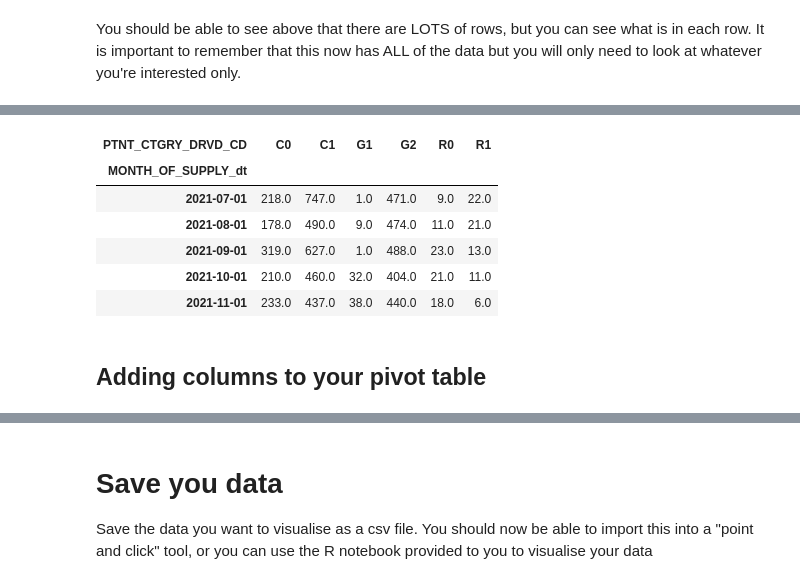
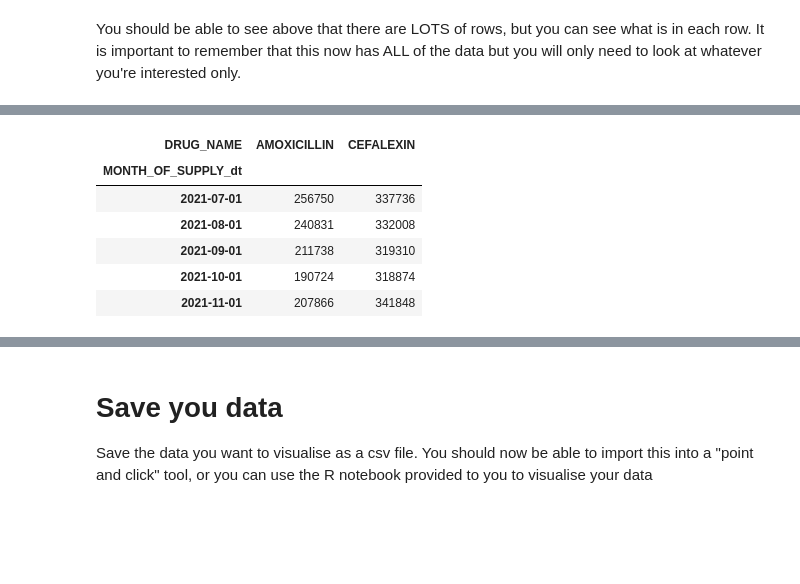
Before and after one commit to p-stehlik/StudentNotebooks, a Jupyter notebook: PBSTimeSeries.ipynb, the cells around one changed output, grey strips where cells are left out. Saved outputs shown, nothing was run; the diff lists cells and outputs as text; code cells hidden in the pictures; blank space fills up the shorter version.

```diff
--- a/PBSTimeSeries.ipynb
+++ b/PBSTimeSeries.ipynb
@@ -130,14 +111,19 @@ It is important to remember that this now has ALL of the data but you will only
+# %%
+#import your .csv file with all of your item codes.
+
+#first tell the code where your .csv file is
+file_path = "Data/ItemCodes.csv"
+
+#import the file
+#again you can call the df below whatever you want, but I thought this name might be intuitive here, just give it a sensible name.
+dfItemCodes = pd.read_csv(file_path)
+
+#check it worked
+dfItemCodes
 # %%
-#create a list of item codes you want to search for
-#the square brackets tell python you are making a list!
-#each item code will need to be in quotation marks and then seperated by a comma
-#again you can call the list below whatever you want, but I thought PBS items might be intuative here, just give it a sensible name.
-
-
-PBSItems = ["02868Y",
-            "08172D",
-            "08359Y"
-            ]
+#now we want to create a FILTER using the item codes from our imported .csv file
+#in this case it will be the ITEM_CODE column of the df we just created
+PBSItems = dfItemCodes["ITEM_CODE"]
 
  #now filter your large df_PBS and only get the rows of interest
  #the code below looks into the df_PBS dataframe, and then looks through the column called "ITEM_CODE" and finds which rows match any of the item codes you have listed in the "PBSItems" list
@@ -181,0 +166,11 @@ I have provided some code snippits below that might be useful, but you should ad
+# %%
+#first greate a dictionary for our mapping process
+#see here for more details: https://www.geeksforgeeks.org/python/python-mapping-key-values-to-dictionary/
+
+#this will have a key (item code) and value (formulation)
+
+mapping = dict(zip(dfItemCodes["ITEM_CODE"], #our item codes of interest
+                   dfItemCodes["FORM/STRENGTH"])) #their associated formulation
+
+#have a look to see if it worked
+mapping
@@ -181,0 +192,7 @@ I have provided some code snippits below that might be useful, but you should ad
+# %%
+#now we need to add a column in our PBS data and map the fomulation to that column baesd on what the item code is
+#the basic approach is df['new_column'] = df['existing_column'].map(your_dict)
+
+df_PBSFiltered["FORM/STRENGTH"] = df_PBSFiltered['ITEM_CODE'].map(mapping)
+
+df_PBSFiltered.head()
@@ -226,24 +279,22 @@ scriptCount_table.head()
 # %%
 #Lets say we want to look at the number of scripts each month, GROUPED by whether the patient was consession etc
 
 scriptCount_RxType_table = pd.pivot_table( df_PBSFiltered, #the dataframe
                                    values="PRSCRPTN_CNT", #which column to group on - in this case the number of scripts
                                     index=["MONTH_OF_SUPPLY_dt"], #group by column - in this case date!
                                     aggfunc="sum", #what you want to do
-                                    columns = ["PTNT_CTGRY_DRVD_CD"]
+                                    columns = ["DRUG_NAME"]
 )
 
 #show the first few rows
 scriptCount_RxType_table.head()
 # %% [output]
-| PTNT_CTGRY_DRVD_CD | C0 | C1 | G1 | G2 | R0 | R1 |
-| MONTH_OF_SUPPLY_dt |  |  |  |  |  |  |
-| 2021-07-01 | 218.0 | 747.0 | 1.0 | 471.0 | 9.0 | 22.0 |
-| 2021-08-01 | 178.0 | 490.0 | 9.0 | 474.0 | 11.0 | 21.0 |
-| 2021-09-01 | 319.0 | 627.0 | 1.0 | 488.0 | 23.0 | 13.0 |
-| 2021-10-01 | 210.0 | 460.0 | 32.0 | 404.0 | 21.0 | 11.0 |
-| 2021-11-01 | 233.0 | 437.0 | 38.0 | 440.0 | 18.0 | 6.0 |
+| DRUG_NAME | AMOXICILLIN | CEFALEXIN |
+| MONTH_OF_SUPPLY_dt |  |  |
+| 2021-07-01 | 256750 | 337736 |
+| 2021-08-01 | 240831 | 332008 |
+| 2021-09-01 | 211738 | 319310 |
+| 2021-10-01 | 190724 | 318874 |
+| 2021-11-01 | 207866 | 341848 |
 # %%
 #try your own pivot table here
-# %% [markdown]
-## Adding columns to your pivot table
```
Also changed, not shown: parts of 31 cells of this notebook.
